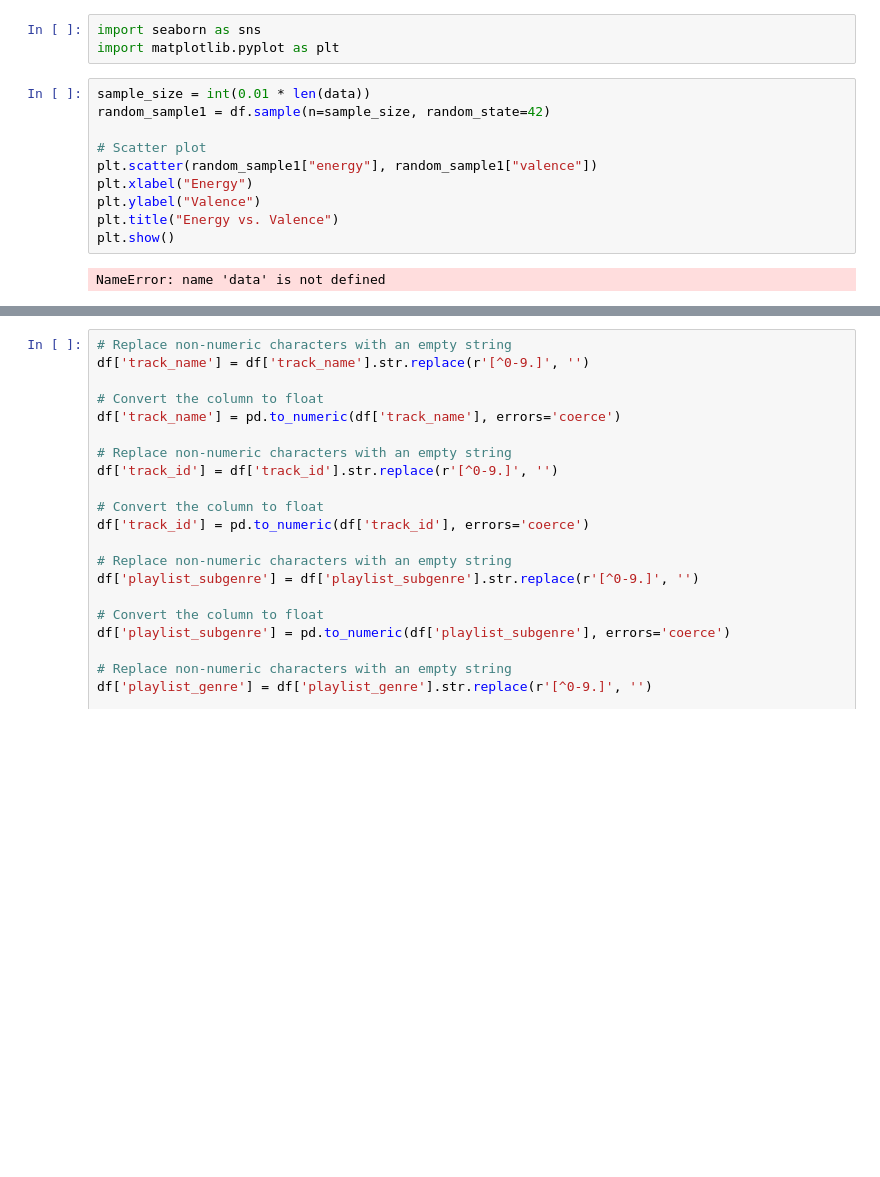
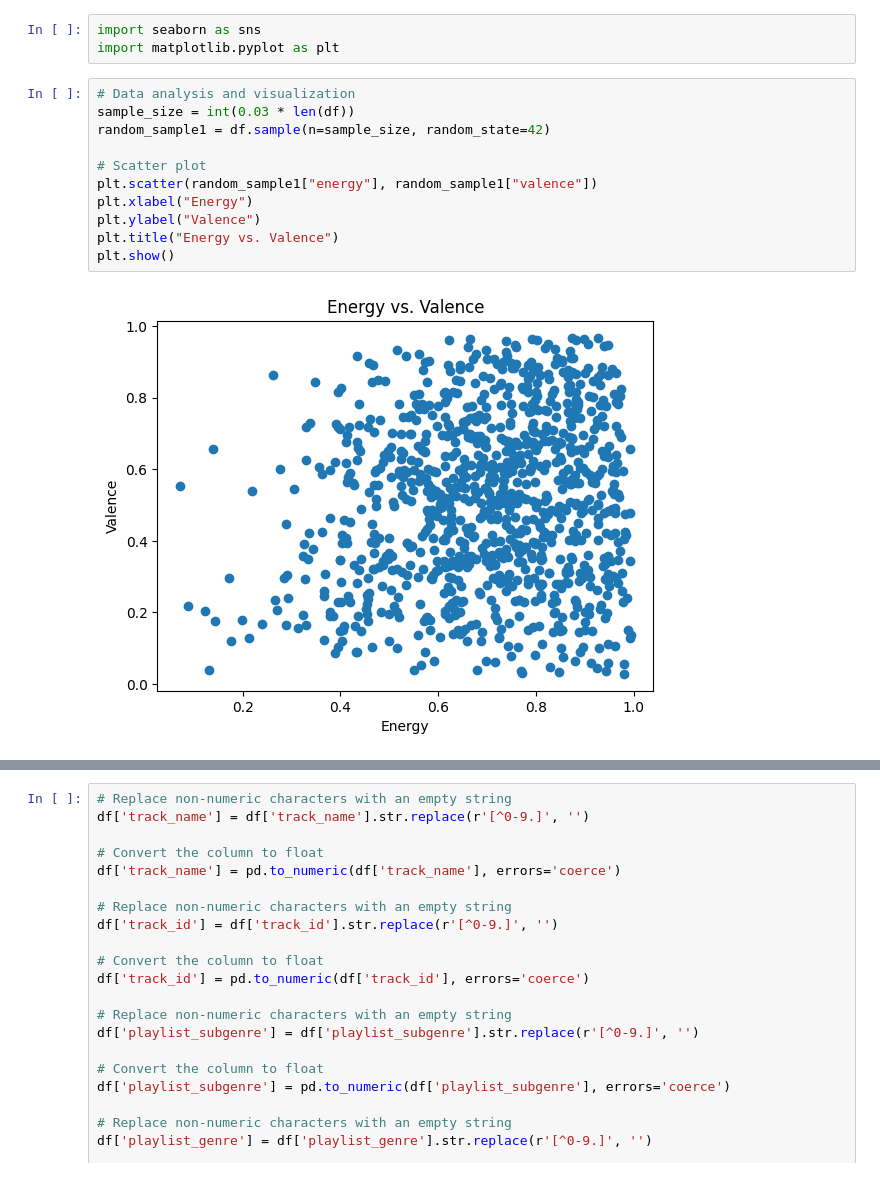
Before and after one commit to aT-404/CorizoMProject, a Jupyter notebook: Project2.ipynb, the cells around one changed output, grey strips where cells are left out. Saved outputs shown, nothing was run; the diff lists cells and outputs as text; blank space fills up the shorter version.

```diff
--- a/Project2.ipynb
+++ b/Project2.ipynb
@@ -66,14 +66,15 @@ dtype: int64
 import seaborn as sns
 import matplotlib.pyplot as plt
 # %%
-sample_size = int(0.01 * len(data))
+# Data analysis and visualization
+sample_size = int(0.03 * len(df))
 random_sample1 = df.sample(n=sample_size, random_state=42)
 
 # Scatter plot
 plt.scatter(random_sample1["energy"], random_sample1["valence"])
 plt.xlabel("Energy")
 plt.ylabel("Valence")
 plt.title("Energy vs. Valence")
 plt.show()
 # %% [output]
-NameError: name 'data' is not defined
+[figure, added]
```
Also changed, not shown: parts of 9 cells of this notebook.
